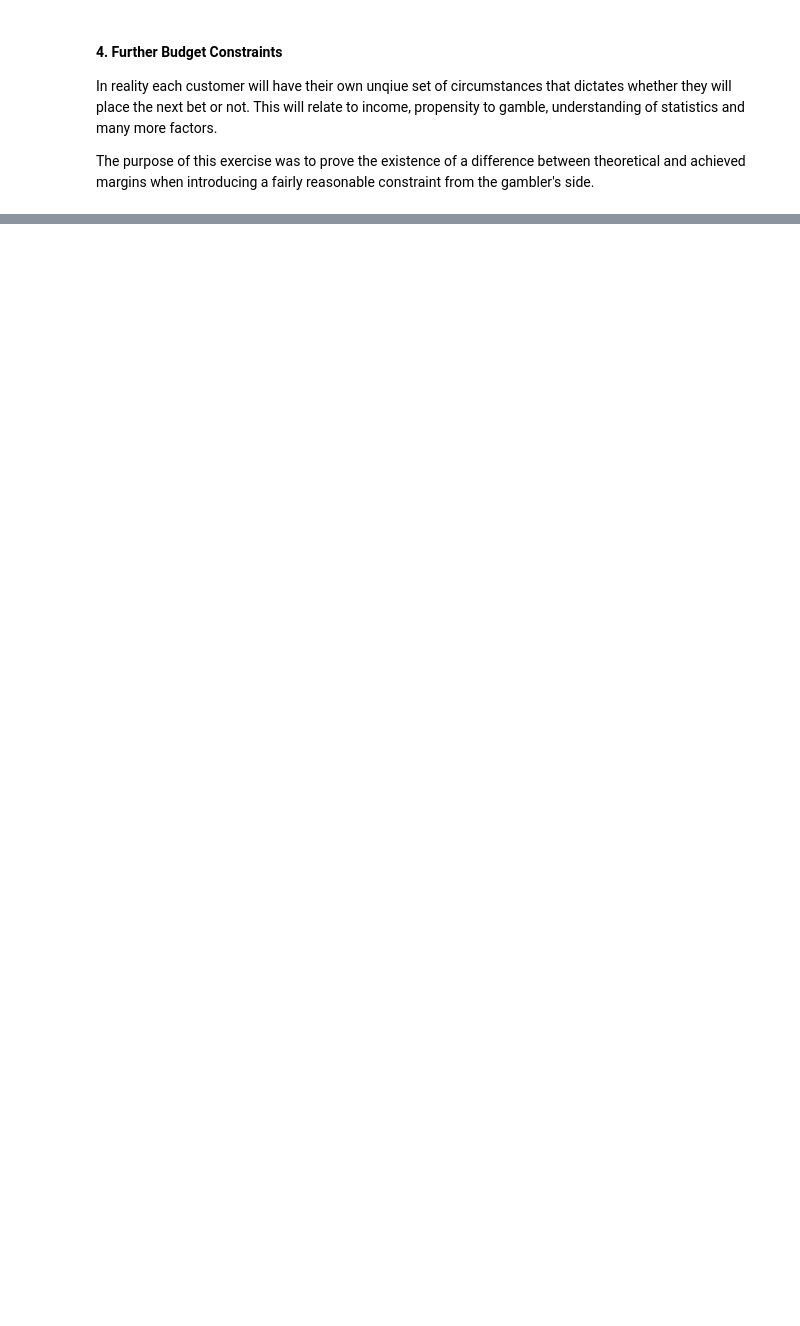
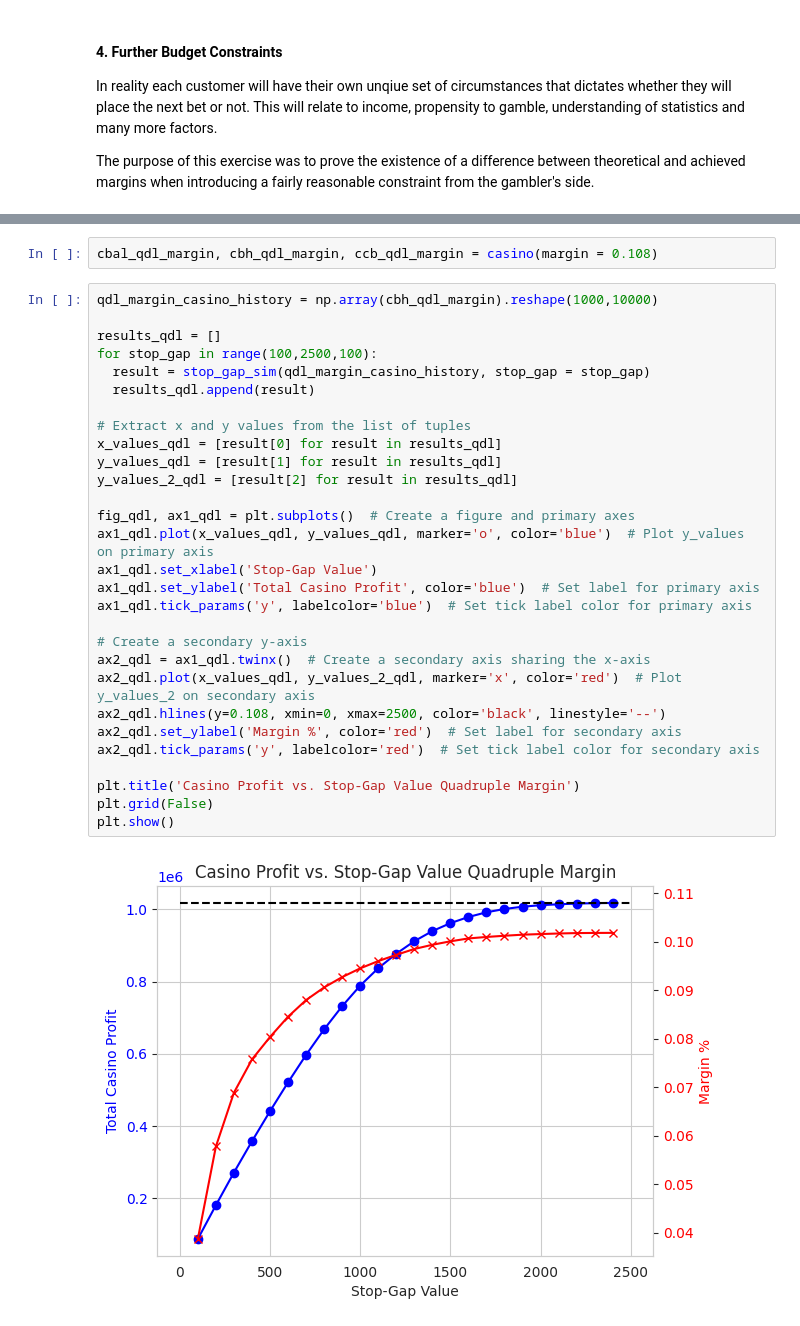
Before and after one commit to hallam-flda/gambling_market_analyses, a Jupyter notebook: Roulette_&_Customer_Budgets.ipynb, the cells around one changed output, grey strips where cells are left out. Drawn from its saved outputs; the diff is of its cells as text; blank space fills up the shorter version.

```diff
--- a/Roulette_&_Customer_Budgets.ipynb
+++ b/Roulette_&_Customer_Budgets.ipynb
@@ -307,0 +566,33 @@ The purpose of this exercise was to prove the existence of a difference between
+# %%
+cbal_qdl_margin, cbh_qdl_margin, ccb_qdl_margin = casino(margin = 0.108)
+# %%
+qdl_margin_casino_history = np.array(cbh_qdl_margin).reshape(1000,10000)
+
+results_qdl = []
+for stop_gap in range(100,2500,100):
+  result = stop_gap_sim(qdl_margin_casino_history, stop_gap = stop_gap)
+  results_qdl.append(result)
+
+# Extract x and y values from the list of tuples
+x_values_qdl = [result[0] for result in results_qdl]
+y_values_qdl = [result[1] for result in results_qdl]
+y_values_2_qdl = [result[2] for result in results_qdl]
+
+fig_qdl, ax1_qdl = plt.subplots()  # Create a figure and primary axes
+ax1_qdl.plot(x_values_qdl, y_values_qdl, marker='o', color='blue')  # Plot y_values on primary axis
+ax1_qdl.set_xlabel('Stop-Gap Value')
+ax1_qdl.set_ylabel('Total Casino Profit', color='blue')  # Set label for primary axis
+ax1_qdl.tick_params('y', labelcolor='blue')  # Set tick label color for primary axis
+
+# Create a secondary y-axis
+ax2_qdl = ax1_qdl.twinx()  # Create a secondary axis sharing the x-axis
+ax2_qdl.plot(x_values_qdl, y_values_2_qdl, marker='x', color='red')  # Plot y_values_2 on secondary axis
+ax2_qdl.hlines(y=0.108, xmin=0, xmax=2500, color='black', linestyle='--')
+ax2_qdl.set_ylabel('Margin %', color='red')  # Set label for secondary axis
+ax2_qdl.tick_params('y', labelcolor='red')  # Set tick label color for secondary axis
+
+plt.title('Casino Profit vs. Stop-Gap Value Quadruple Margin')
+plt.grid(False)
+plt.show()
+# %% [output]
+[figure, added]
```
Also changed, not shown: parts of 56 cells of this notebook.
